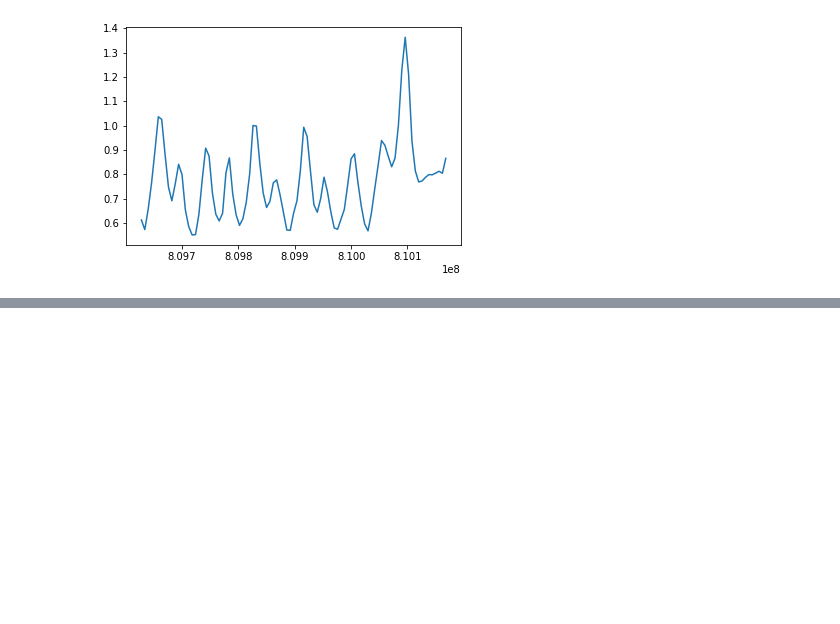
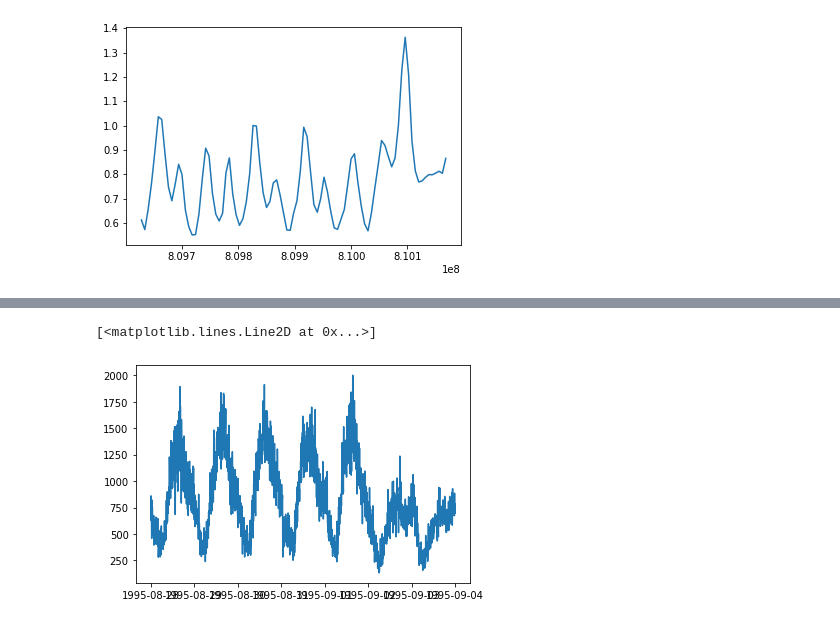
Before and after one commit to nnao45/jaist-my-jupyter, a Jupyter notebook: notebook/clark_net/test01.ipynb, the cells around one changed output, grey strips where cells are left out. Cells and saved outputs as stored; diff of their text form; code cells hidden in the pictures; blank space fills up the shorter version.

```diff
--- a/notebook/clark_net/test01.ipynb
+++ b/notebook/clark_net/test01.ipynb
@@ -187,0 +245,7 @@ axes[1].grid(True)
+# %%
+df_1M = df_S.groupby(pd.Grouper(key="date", freq="5min")).sum().reset_index()
+df_1M
+plt.plot(df_1M["date"], df_1M["count"])
+# %% [output]
+[<matplotlib.lines.Line2D at 0x...>]
+[figure, added]
```
Also changed, not shown: parts of 15 cells of this notebook, 1 other file.
